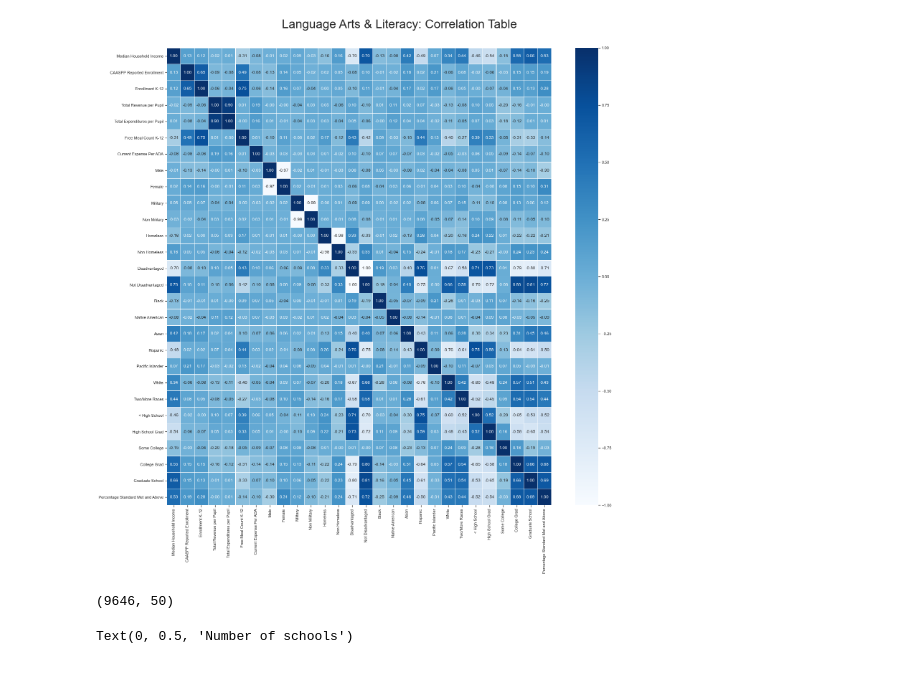
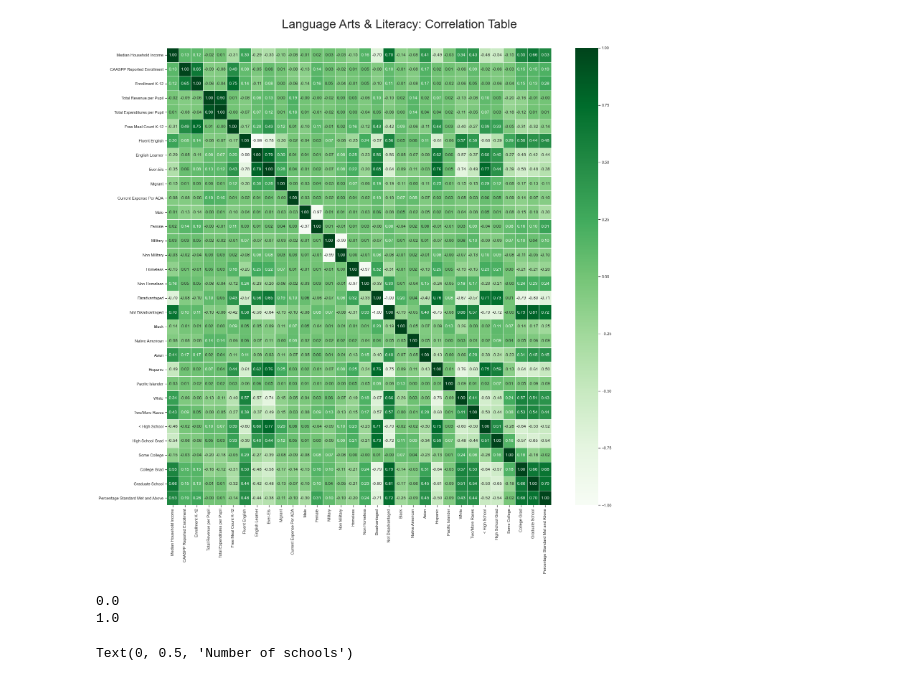
Before and after one commit to gabriellewald/education-project, a Jupyter notebook: Capstone1_pre_processing_training.ipynb, the cells around one changed output. Drawn from its saved outputs; the diff is of its cells as text; code cells hidden in the pictures.

```diff
--- a/Capstone1_pre_processing_training.ipynb
+++ b/Capstone1_pre_processing_training.ipynb
@@ -93,25 +99,27 @@ memory usage: 3.7 MB
 # %%
 table = language_df[['Median Household Income', 'CAASPP Reported Enrollment','Enrollment K-12',
        'Total Revenue per Pupil','Total Expenditures per Pupil', 'Free Meal Count K-12',
+       'Fluent English','English Learner', 'Ever-Els', 'Migrant',
        'Current Expense Per ADA', 'Male', 'Female','Military', 'Non Military','Homeless','Non Homeless',
        'Disadvantaged','Not Disadvantaged', 'Black','Native American','Asian','Hispanic', 'Pacific Islander',
        'White', 'Two/More Races', '< High School', 'High School Grad', 'Some College','College Grad',
        'Graduate School','Percentage Standard Met and Above']]
 
 # Run correlation on table constructed with count instead of percentage values
 corrmat = table.corr()
 f, ax = plt.subplots(figsize=(24, 22))
-hm = sns.heatmap(round(corrmat,2), annot=True, cmap="Blues", ax=ax, fmt='.2f',
+hm = sns.heatmap(round(corrmat,2), annot=True, cmap="Greens", ax=ax, fmt='.2f',
                  linewidths=.05)
 f.subplots_adjust(top=0.93)
 t= f.suptitle('Language Arts & Literacy: Correlation Table', fontsize=34)
 # %% [output]
-[figure, old version]
+[figure, new version]
-# %%
-# Dimensions of the dataset
-language_df.shape
-# %% [output]
-(9646, 50)
+# %%
+print(language_df['Percentage Standard Met and Above'].min())
+print(language_df['Percentage Standard Met and Above'].max())
+# %% [output]
+0.0
+1.0
 # %%
 # distrubution of the dependent var
 plt.hist(language_df['Percentage Standard Met and Above'])
```
Also changed, not shown: parts of 165 cells of this notebook.
